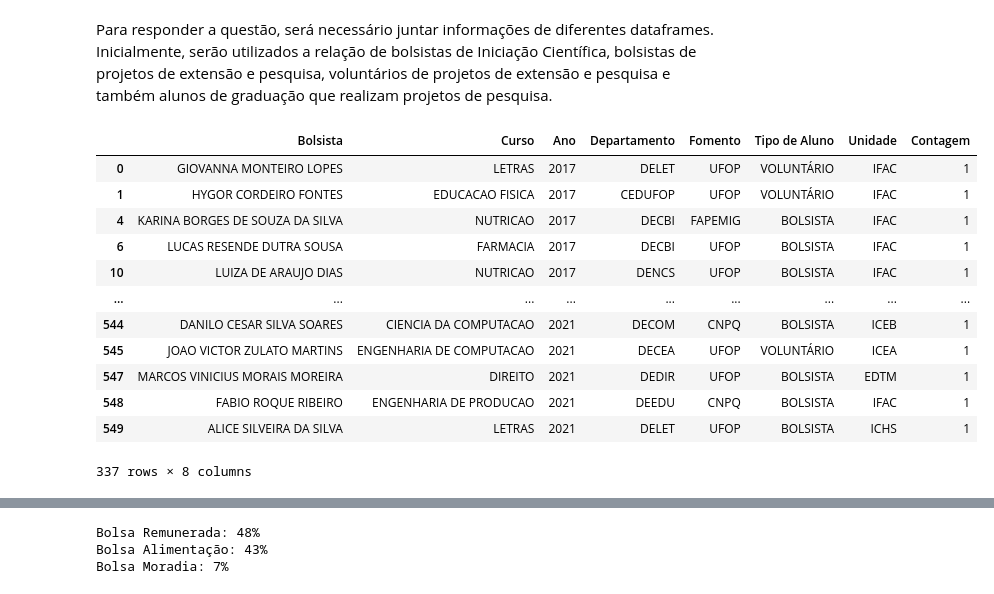
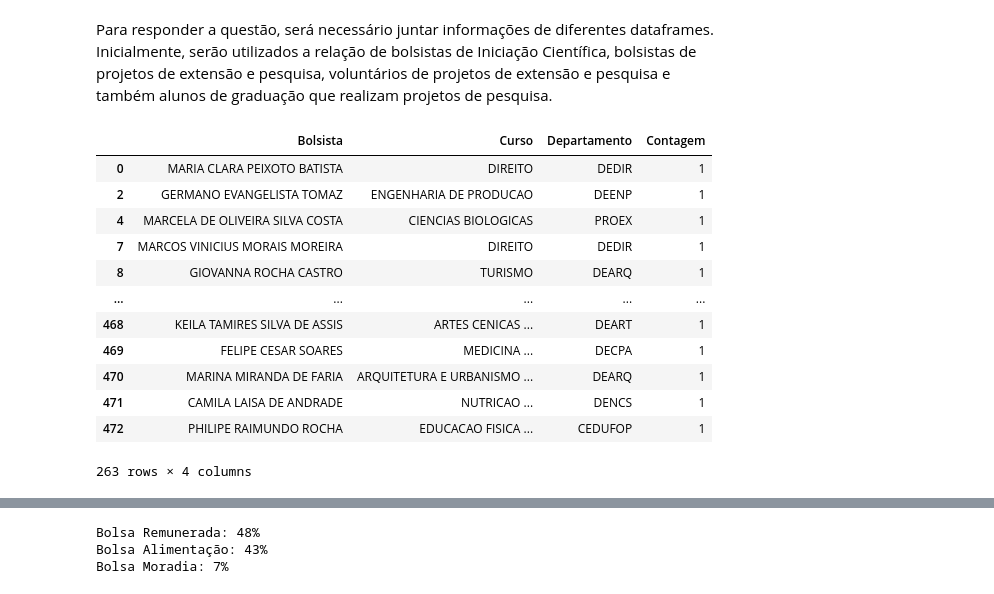
Before and after one commit to riguedes/IC_UFOP, a Jupyter notebook: projeto.ipynb, the cells around one changed output, grey strips where cells are left out. Saved outputs shown, nothing was run; the diff lists cells and outputs as text; code cells hidden in the pictures.

```diff
--- a/projeto.ipynb
+++ b/projeto.ipynb
@@ -583,7 +583,7 @@ Index([' Nome', 'Curso', 'Setor', 'Data_Inicio', ' Data_Fim', 'Unnamed: 5',
 #Removendo colunas que não serão necessárias
 df_quatro.drop(['Unnamed: 5'],axis=1, inplace=True)
 # %%
-df_quatro.columns = ['Nome','Curso','Departamento','Data de Inicio','Data Fim', 'Contagem'] #Renomeando colunas
+df_quatro.columns = ['Bolsista','Curso','Departamento','Data de Inicio','Data Fim', 'Contagem'] #Renomeando colunas
 # %%
 df_quatro
 # %% [output]
@@ -645,7 +645,7 @@ df_cinco.columns #Saber o nome das colunas
 # %% [output]
 Index(['NOME', 'CURSO', 'SETOR', 'DATA INICIO', 'DATA FIM', 'Contagem'], dtype='object')
 # %%
-df_cinco.columns = ['Nome','Curso','Departamento','Data de Inicio','Data Fim', 'Contagem'] #Renomeando colunas
+df_cinco.columns = ['Bolsista','Curso','Departamento','Data de Inicio','Data Fim', 'Contagem'] #Renomeando colunas
 # %%
 df_cinco
 # %% [output]
@@ -909,32 +909,32 @@ Bolsa Moradia: 7%
 # %% [markdown]
 Para responder a questão, será necessário juntar informações de diferentes dataframes. Inicialmente, serão utilizados a relação de bolsistas de Iniciação Científica, bolsistas de projetos de extensão e pesquisa, voluntários de projetos de extensão e pesquisa e também alunos de graduação que realizam projetos de pesquisa.
 # %%
-# Juntando voluntarios de projetos de extensão com bolsistas de IC
-parcial = pd.merge(df, df_quatro, left_on='Bolsista', right_on='Nome')
+# Juntando voluntarios e bolsistas no geral
+parcial = pd.merge(df_cinco, df_quatro, on = 'Bolsista')
 parcial = parcial.drop_duplicates() # remoção de linhas repetidas
 total_parcial = parcial.drop_duplicates(subset='Bolsista') #remoção de nomes repetidos
 parcial_copy = total_parcial.copy() #copiando dataframe para evitar erros de compilação
 
 #Excluindo colunas desnecessárias na análise de dados
-parcial_copy.drop(['Contagem_x', 'Nome', 'Curso_y', 'Departamento_y','Data de Inicio', 'Data Fim'], axis=1, inplace=True)
+parcial_copy.drop(['Data de Inicio_x','Data Fim_x','Contagem_x','Curso_y', 'Departamento_y','Data de Inicio_y', 'Data Fim_y'], axis=1, inplace=True)
 
 #Renomeando o dataframe obtido
-parcial_copy.columns = ['Bolsista','Curso','Ano','Departamento','Fomento','Tipo de Aluno','Unidade','Contagem']
+parcial_copy.columns = ['Bolsista','Curso','Departamento','Contagem']
 
 #Imprimindo a relação de alunos
 parcial_copy
 # %% [output]
-|  | Bolsista | Curso | Ano | Departamento | Fomento | Tipo de Aluno | Unidade | Contagem |
-| 0 | GIOVANNA MONTEIRO LOPES | LETRAS | 2017 | DELET | UFOP | VOLUNTÁRIO | IFAC | 1 |
-| 1 | HYGOR CORDEIRO FONTES | EDUCACAO FISICA | 2017 | CEDUFOP | UFOP | VOLUNTÁRIO | IFAC | 1 |
-| 4 | KARINA BORGES DE SOUZA DA SILVA | NUTRICAO | 2017 | DECBI | FAPEMIG | BOLSISTA | IFAC | 1 |
-| 6 | LUCAS RESENDE DUTRA SOUSA | FARMACIA | 2017 | DECBI | UFOP | BOLSISTA | IFAC | 1 |
-| 10 | LUIZA DE ARAUJO DIAS | NUTRICAO | 2017 | DENCS | UFOP | BOLSISTA | IFAC | 1 |
-| ... | ... | ... | ... | ... | ... | ... | ... | ... |
-| 544 | DANILO CESAR SILVA SOARES | CIENCIA DA COMPUTACAO | 2021 | DECOM | CNPQ | BOLSISTA | ICEB | 1 |
-| 545 | JOAO VICTOR ZULATO MARTINS | ENGENHARIA DE COMPUTACAO | 2021 | DECEA | UFOP | VOLUNTÁRIO | ICEA | 1 |
-| 547 | MARCOS VINICIUS MORAIS MOREIRA | DIREITO | 2021 | DEDIR | UFOP | BOLSISTA | EDTM | 1 |
-| 548 | FABIO ROQUE RIBEIRO | ENGENHARIA DE PRODUCAO | 2021 | DEEDU | CNPQ | BOLSISTA | IFAC | 1 |
-| 549 | ALICE SILVEIRA DA SILVA | LETRAS | 2021 | DELET | UFOP | BOLSISTA | ICHS | 1 |
+|  | Bolsista | Curso | Departamento | Contagem |
+| 0 | MARIA CLARA PEIXOTO BATISTA | DIREITO | DEDIR | 1 |
+| 2 | GERMANO EVANGELISTA TOMAZ | ENGENHARIA DE PRODUCAO | DEENP | 1 |
+| 4 | MARCELA DE OLIVEIRA SILVA COSTA | CIENCIAS BIOLOGICAS | PROEX | 1 |
+| 7 | MARCOS VINICIUS MORAIS MOREIRA | DIREITO | DEDIR | 1 |
+| 8 | GIOVANNA ROCHA CASTRO | TURISMO | DEARQ | 1 |
+| ... | ... | ... | ... | ... |
+| 468 | KEILA TAMIRES SILVA DE ASSIS | ARTES CENICAS ... | DEART | 1 |
+| 469 | FELIPE CESAR SOARES | MEDICINA ... | DECPA | 1 |
+| 470 | MARINA MIRANDA DE FARIA | ARQUITETURA E URBANISMO ... | DEARQ | 1 |
+| 471 | CAMILA LAISA DE ANDRADE | NUTRICAO ... | DENCS | 1 |
+| 472 | PHILIPE RAIMUNDO ROCHA | EDUCACAO FISICA ... | CEDUFOP | 1 |
-337 rows × 8 columns
+263 rows × 4 columns
 # %%
```
Also changed, not shown: parts of 28 cells of this notebook.
